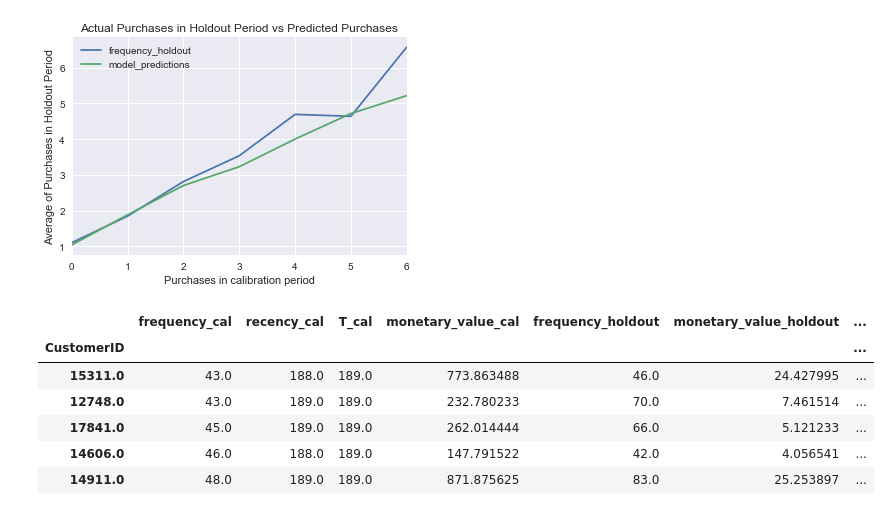
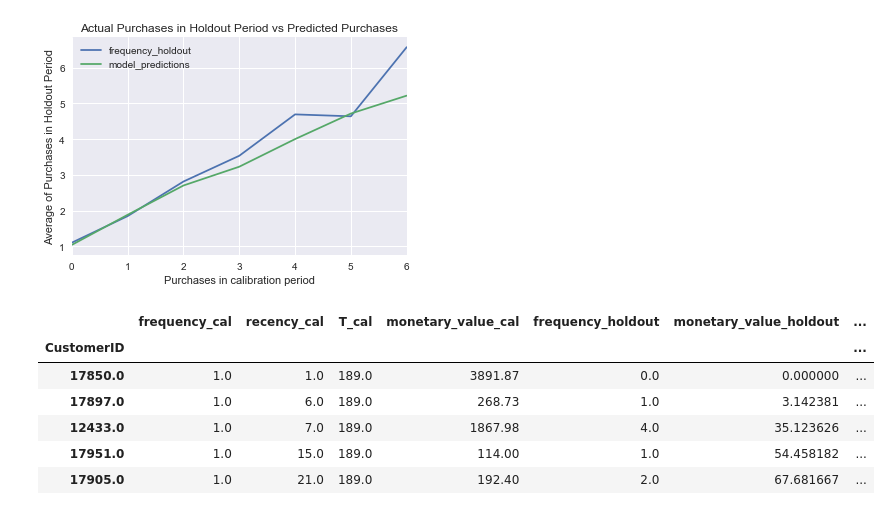
Before and after one commit to SwapnilSParkhe/Project-Customer_Lifetime_Value, a Jupyter notebook: CLV_NonContractual_Continuous.ipynb, the cells around one changed output. Cells and saved outputs as stored; diff of their text form; code cells hidden in the pictures.

```diff
--- a/CLV_NonContractual_Continuous.ipynb
+++ b/CLV_NonContractual_Continuous.ipynb
@@ -337,15 +338,15 @@ plot_calibration_purchases_vs_holdout_purchases(BG_NBD,df5)
 <matplotlib.axes._subplots.AxesSubplot at 0x...>
 [figure]
 # %%
-#Top 5 customers (in terms of exp no. of purchases till time t)
+#Bottom 5 customers having at least one repeat trans (in terms of exp no. of purchases till time t)
 t=90
 df5['PredPurc_till_t']=BG_NBD.conditional_expected_number_of_purchases_up_to_time(t=t,frequency=df5['frequency_cal'],recency=df5['recency_cal'],T=df5['T_cal'])
-df5.sort_values(by='PredPurc_till_t').tail(5)
+df5[df5['frequency_cal']>0].sort_values(by='PredPurc_till_t').head(5)
 # %% [output]
 |  | frequency_cal | recency_cal | T_cal | monetary_value_cal | frequency_holdout | monetary_value_holdout | ... |
 | CustomerID |  |  |  |  |  |  | ... |
-| 15311.0 | 43.0 | 188.0 | 189.0 | 773.863488 | 46.0 | 24.427995 | ... |
-| 12748.0 | 43.0 | 189.0 | 189.0 | 232.780233 | 70.0 | 7.461514 | ... |
-| 17841.0 | 45.0 | 189.0 | 189.0 | 262.014444 | 66.0 | 5.121233 | ... |
-| 14606.0 | 46.0 | 188.0 | 189.0 | 147.791522 | 42.0 | 4.056541 | ... |
-| 14911.0 | 48.0 | 189.0 | 189.0 | 871.875625 | 83.0 | 25.253897 | ... |
+| 17850.0 | 1.0 | 1.0 | 189.0 | 3891.87 | 0.0 | 0.000000 | ... |
+| 17897.0 | 1.0 | 6.0 | 189.0 | 268.73 | 1.0 | 3.142381 | ... |
+| 12433.0 | 1.0 | 7.0 | 189.0 | 1867.98 | 4.0 | 35.123626 | ... |
+| 17951.0 | 1.0 | 15.0 | 189.0 | 114.00 | 1.0 | 54.458182 | ... |
+| 17905.0 | 1.0 | 21.0 | 189.0 | 192.40 | 2.0 | 67.681667 | ... |
```
Also changed, not shown: parts of 8 cells of this notebook.
